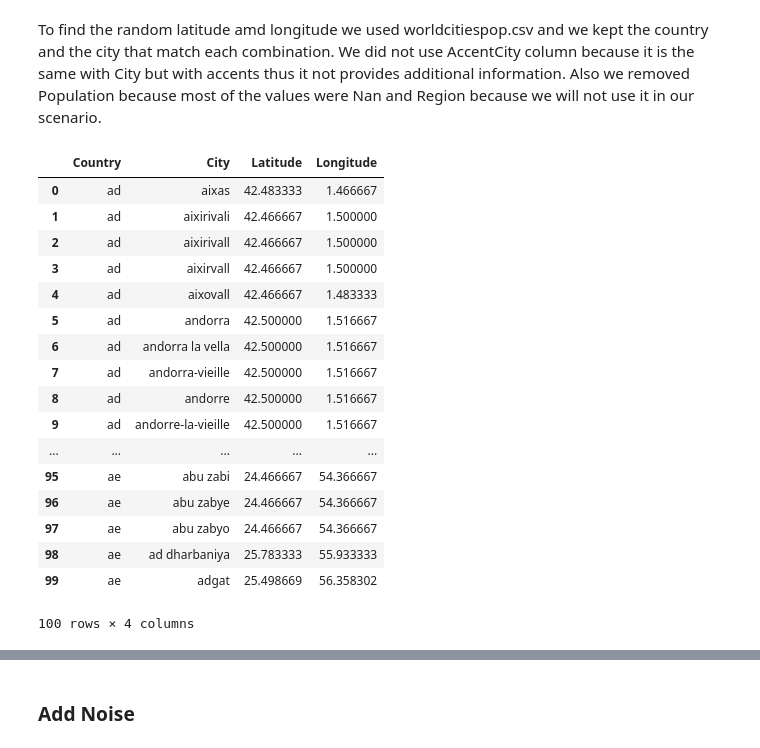
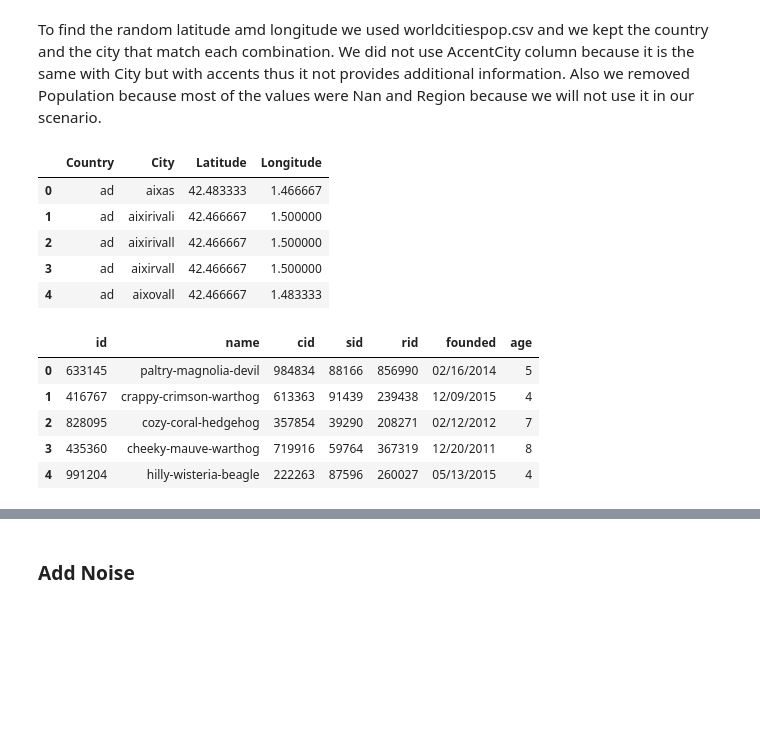
Before and after one commit to evsantor/data_minig, a Jupyter notebook: data_mining_2.ipynb, the cells around one changed output, grey strips where cells are left out. Drawn from its saved outputs; the diff is of its cells as text; code cells hidden in the pictures; blank space fills up the shorter version.

```diff
--- a/data_mining_2.ipynb
+++ b/data_mining_2.ipynb
@@ -51,26 +51,14 @@ def get_latitude_longititude():
     return df.loc[:,['Country', 'City', 'Latitude', 'Longitude']]
 # %%
 df_lat = get_latitude_longititude()[:100]
-df_lat
+df_lat.head(5)
 # %% [output]
 |  | Country | City | Latitude | Longitude |
 | 0 | ad | aixas | 42.483333 | 1.466667 |
 | 1 | ad | aixirivali | 42.466667 | 1.500000 |
 | 2 | ad | aixirivall | 42.466667 | 1.500000 |
 | 3 | ad | aixirvall | 42.466667 | 1.500000 |
 | 4 | ad | aixovall | 42.466667 | 1.483333 |
-| 5 | ad | andorra | 42.500000 | 1.516667 |
-| 6 | ad | andorra la vella | 42.500000 | 1.516667 |
-| 7 | ad | andorra-vieille | 42.500000 | 1.516667 |
-| 8 | ad | andorre | 42.500000 | 1.516667 |
-| 9 | ad | andorre-la-vieille | 42.500000 | 1.516667 |
-| ... | ... | ... | ... | ... |
-| 95 | ae | abu zabi | 24.466667 | 54.366667 |
-| 96 | ae | abu zabye | 24.466667 | 54.366667 |
-| 97 | ae | abu zabyo | 24.466667 | 54.366667 |
-| 98 | ae | ad dharbaniya | 25.783333 | 55.933333 |
-| 99 | ae | adgat | 25.498669 | 56.358302 |
-100 rows × 4 columns
 # %%
 restaurant_df = pd.DataFrame(columns=['id', 'name', 'cid', 'sid', 'rid', 'founded', 'age'])
 
@@ -85,3 +73,11 @@ for i in range(df_lat.shape[0]):
                                    np.random.randint(100000, 999999),
                                    r_date,
                                    int(str(datetime.today())[:4]) - int(r_date[6:])]
+restaurant_df.head(5)
+# %% [output]
+|  | id | name | cid | sid | rid | founded | age |
+| 0 | 633145 | paltry-magnolia-devil | 984834 | 88166 | 856990 | 02/16/2014 | 5 |
+| 1 | 416767 | crappy-crimson-warthog | 613363 | 91439 | 239438 | 12/09/2015 | 4 |
+| 2 | 828095 | cozy-coral-hedgehog | 357854 | 39290 | 208271 | 02/12/2012 | 7 |
+| 3 | 435360 | cheeky-mauve-warthog | 719916 | 59764 | 367319 | 12/20/2011 | 8 |
+| 4 | 991204 | hilly-wisteria-beagle | 222263 | 87596 | 260027 | 05/13/2015 | 4 |
```
Also changed, not shown: parts of 18 cells of this notebook, 1 other file.
